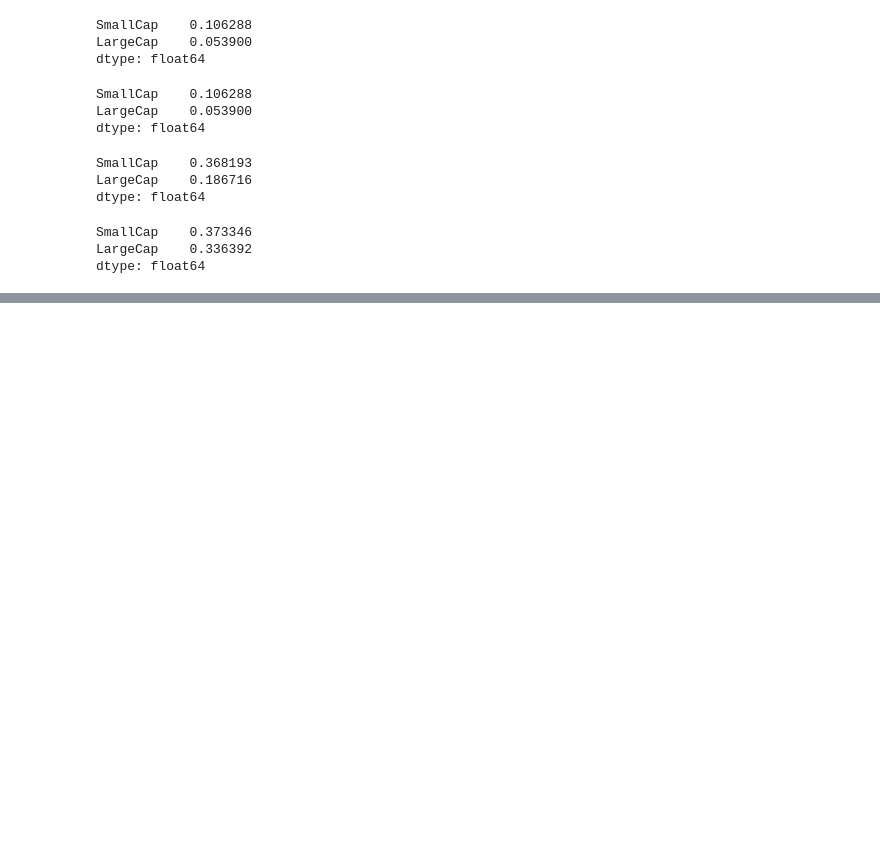
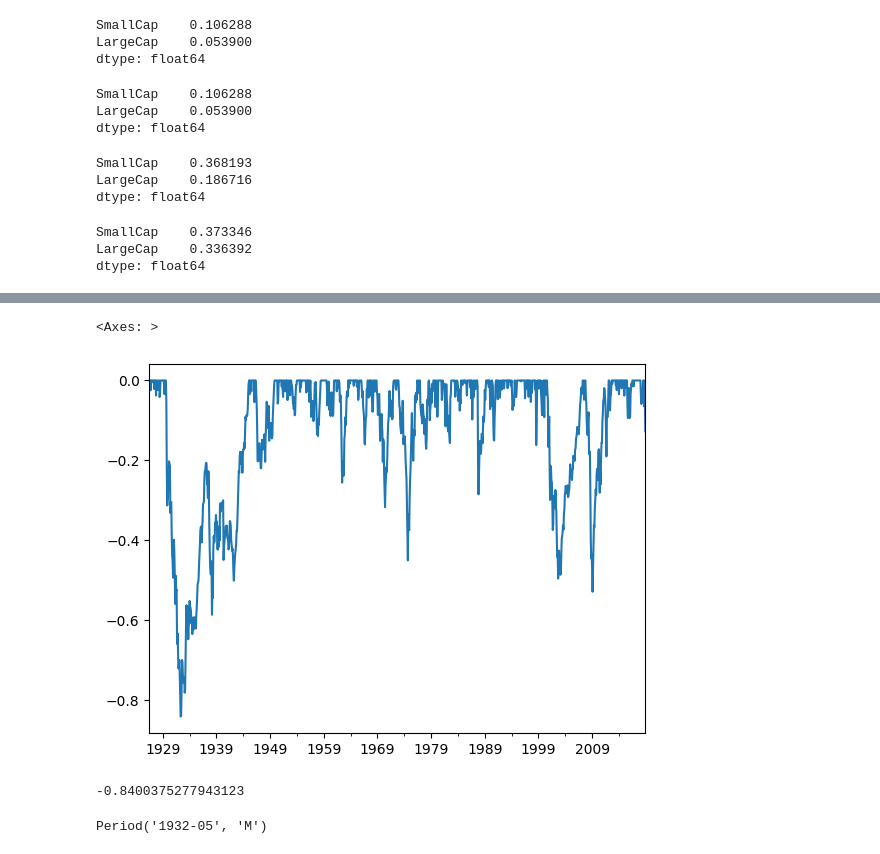
Before and after one commit to gauthierbeaudoux/InvestingWithPython, a Jupyter notebook: 1_BasicStats.ipynb, the cells around one changed output, grey strips where cells are left out. Cells and saved outputs as stored; diff of their text form; code cells hidden in the pictures; blank space fills up the shorter version.

```diff
--- a/1_BasicStats.ipynb
+++ b/1_BasicStats.ipynb
@@ -303,0 +372,14 @@ dtype: float64
+# %%
+drawdown = (wealth_index - evolution_peaks)/evolution_peaks
+drawdown.plot()
+# %% [output]
+<Axes: >
+[figure, added]
+# %%
+drawdown.min()
+# %% [output]
+-0.8400375277943123
+# %%
+drawdown.idxmin()
+# %% [output]
+Period('1932-05', 'M')
```
Also changed, not shown: parts of 11 cells of this notebook.
